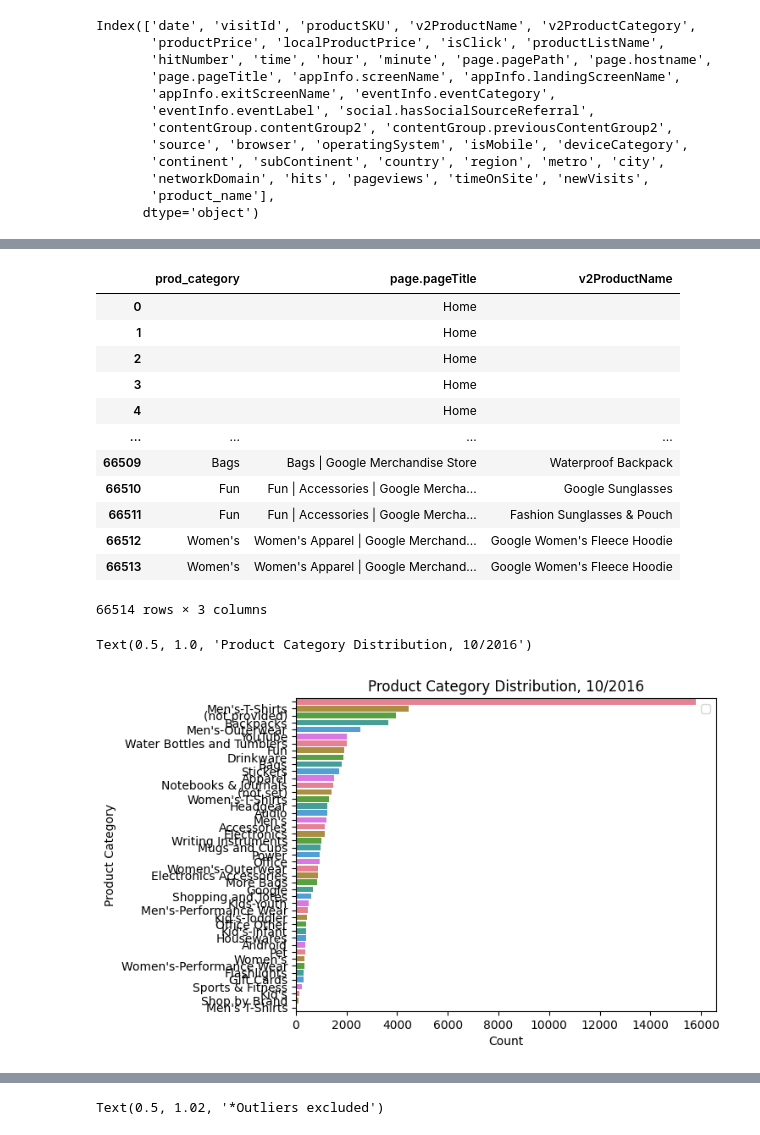
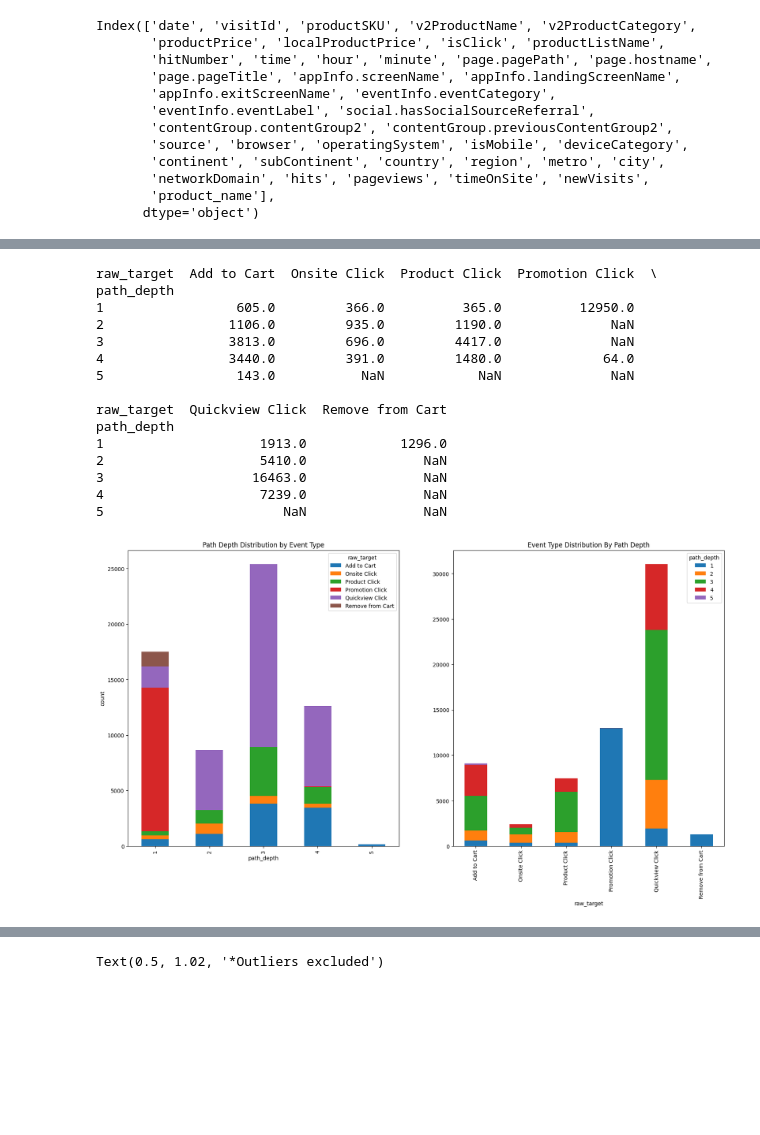
Before and after one commit to York-Solutions-B2E/jenny-huang-aml-capstone, a Jupyter notebook: eda.ipynb, the cells around one changed output, grey strips where cells are left out. Cells and saved outputs as stored; diff of their text form; code cells hidden in the pictures; blank space fills up the shorter version.

```diff
--- a/eda.ipynb
+++ b/eda.ipynb
@@ -9,3 +6,7 @@ data = data.fillna('')
+# %%
+data = pd.read_csv('monthly_data_10.csv')
+data = data.fillna('')
+data = data.drop_duplicates()
 # %%
 """After removing majority-null and duplicate columns, there are 46 features.
 """
@@ -31,3 +34,18 @@ X['prod_category'] = pd.Series((s.split('/')[-2] if len(s.split('/')) >=2 else s
+# %%
+#engineered columns
+#redundant info from both columns combined into one
+X['product_name'] = X['v2ProductName'].combine_first(X['eventInfo.eventLabel'])
+#extract the deepest split of category (not sure if this can be cut / is already included in pagepath)
+X['prod_category'] = pd.Series((s.split('/')[-2] if len(s.split('/')) >=2 else s.split('/')[-1] for s in X['v2ProductCategory'])).replace('${escCatTitle}', '(not provided)')
+#encoding pagepath
+X['path_depth'] = [len(s.split('/'))-1 for s in X['page.pagePath']]
+# %%
+#columns to drop based on EDA  -- uncomment later
+X = X.drop(['eventInfo.eventAction', 'eCommerceAction.action_type'], axis = 1) #data leakage, target info is in there
+X = X.drop(['productListPosition'], axis = 1) #no info available for add to cart
+X = X.drop(['page.pageTitle', 'page.pagePathLevel1', 'page.pagePathLevel2', 'page.pagePathLevel3'], axis = 1) #redundant with pagePath
+X = X.drop(['eventInfo.eventLabel','v2ProductName'], axis = 1) #combined into product_name
+X = X.drop('v2ProductCategory', axis = 1) #cleaned into prod_category
 # %%
 """When examining the target, there are 13.69% Add to Cart events and 86.31% other events"""
 # %% [output]
@@ -96,16 +91,0 @@ X[['page.pageTitle', 'page.pagePath', 'page.pagePathLevel1', 'page.pagePathLevel
-# %%
-X[['prod_category', 'page.pageTitle', 'v2ProductName']]
-# %% [output]
-|  | prod_category | page.pageTitle | v2ProductName |
-| 0 |  | Home |  |
-| 1 |  | Home |  |
-| 2 |  | Home |  |
-| 3 |  | Home |  |
-| 4 |  | Home |  |
-| ... | ... | ... | ... |
-| 66509 | Bags | Bags | Google Merchandise Store | Waterproof Backpack |
-| 66510 | Fun | Fun | Accessories | Google Mercha... | Google Sunglasses |
-| 66511 | Fun | Fun | Accessories | Google Mercha... | Fashion Sunglasses & Pouch |
-| 66512 | Women's | Women's Apparel | Google Merchand... | Google Women's Fleece Hoodie |
-| 66513 | Women's | Women's Apparel | Google Merchand... | Google Women's Fleece Hoodie |
-66514 rows × 3 columns
@@ -114,13 +91,0 @@ X['prod_category'] = pd.Series((s.split('/')[-2] if len(s.split('/')) >=2 else s
-# %%
-plt.plot(figsize = (20,20))
-sns.barplot(y = X['prod_category'].value_counts().index,
-            x = X['prod_category'].value_counts().values,
-            hue = X['prod_category'].value_counts().index ,
-            palette = sns.color_palette('husl'), dodge = False)
-plt.legend([])
-plt.xlabel("Count")
-plt.ylabel("Product Category")
-plt.title("Product Category Distribution, 10/2016")
-# %% [output]
-Text(0.5, 1.0, 'Product Category Distribution, 10/2016')
-[figure, removed]
@@ -126,0 +98,30 @@ Text(0.5, 1.0, 'Product Category Distribution, 10/2016')
+# %%
+#path depth distribution grouped by event type
+#concat path depth and target values, then group by the path depth and get the value counts. unstack unnests it from a tuple
+fig,ax = plt.subplots(1,2, figsize = (20,10))
+path_depth_dist = pd.concat([X['path_depth'], raw_target],axis= 1).groupby('path_depth')['raw_target'].value_counts().unstack()
+#plot a stacked bar plot
+path_depth_dist.plot(kind = 'bar', stacked = True, ax = ax[0])
+ax[0].set_ylabel('count')
+ax[0].set_title('Path Depth Distribution by Event Type')
+path_depth_dist1 = pd.concat([X['path_depth'], raw_target],axis= 1).groupby('raw_target')['path_depth'].value_counts().unstack()
+path_depth_dist1.plot(kind = 'bar', stacked = True, ax = ax[1])
+ax[1].set_title('Event Type Distribution By Path Depth')
+print (path_depth_dist)
+# %% [output]
+raw_target  Add to Cart  Onsite Click  Product Click  Promotion Click  \
+path_depth
+1                 605.0         366.0          365.0          12950.0
+2                1106.0         935.0         1190.0              NaN
+3                3813.0         696.0         4417.0              NaN
+4                3440.0         391.0         1480.0             64.0
+5                 143.0           NaN            NaN              NaN
+
+raw_target  Quickview Click  Remove from Cart
+path_depth
+1                    1913.0            1296.0
+2                    5410.0               NaN
+3                   16463.0               NaN
+4                    7239.0               NaN
+5                       NaN               NaN
+[figure, added]
```
Also changed, not shown: parts of 13 cells of this notebook.
